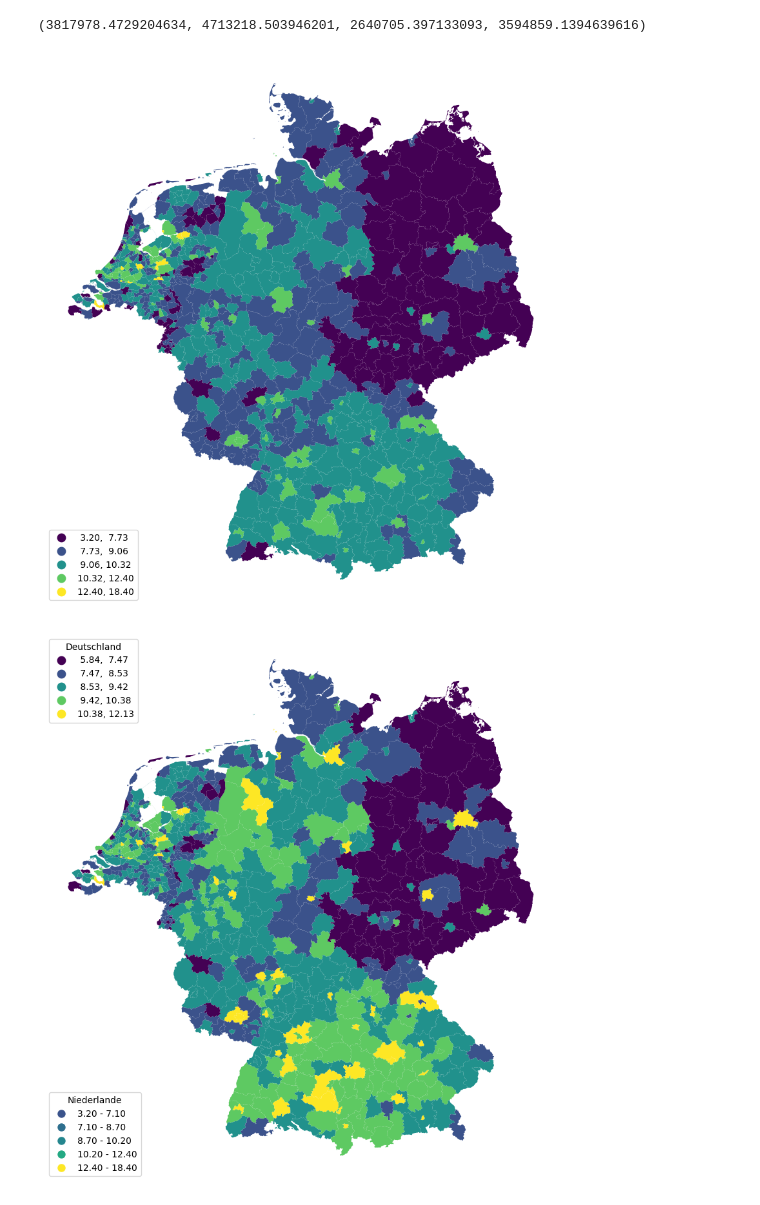
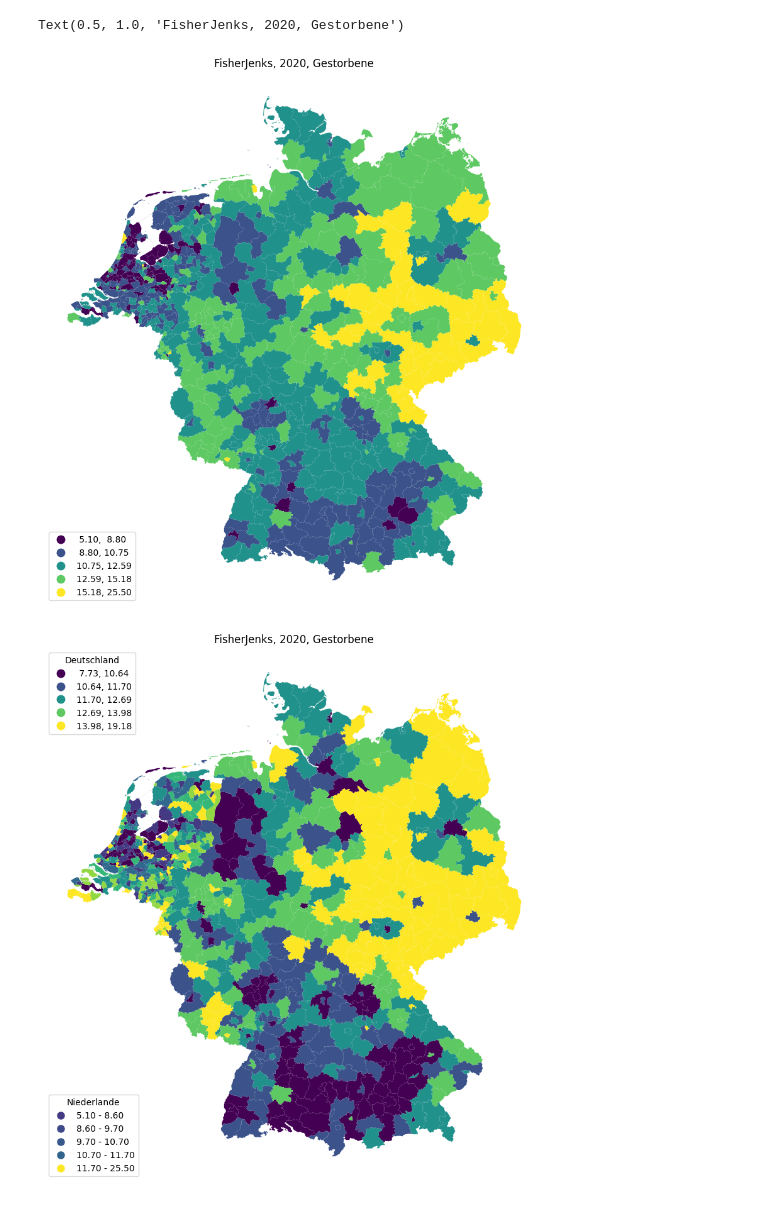
Before and after one commit to HipsterJulius/VSCODE, a Jupyter notebook: inkar-indicators/src/mergeCBSandInkar_maps.ipynb, the cells around one changed output. Cells and saved outputs as stored; diff of their text form; code cells hidden in the pictures.

```diff
--- a/inkar-indicators/src/mergeCBSandInkar_maps.ipynb
+++ b/inkar-indicators/src/mergeCBSandInkar_maps.ipynb
@@ -5,12 +5,12 @@ import cbsodata
 import numpy as np
 import matplotlib.pyplot as plt
 # %%
-data_netherlands = pd.DataFrame(cbsodata.get_meta('37201', 'TypedDataSet'))
+data_netherlands = pd.DataFrame(cbsodata.get_meta('03747', 'TypedDataSet'))
 # %%
 
 
 #data_nl = data_netherlands[['ID', 'Persoonskenmerken', 'RegioS','Perioden','LevendGeborenKinderenRelatief_2']]
-data_nl = data_netherlands[['ID', 'RegioS','Perioden','LevendGeborenKinderenRelatief_2']]
+data_nl = data_netherlands[['ID', 'RegioS','Perioden','MannenEnVrouwen_4']]
 
 data_nl = data_nl[data_nl['Perioden'] == '2020JJ00']
 data_nl['Perioden'] = data_nl['Perioden'].str.extract(r'(\d{4})')
@@ -37,6 +37,6 @@ data_nl
 412 rows × 4 columns
 # %%
-data_de = pd.read_csv("out/csvs/indicator_Geborene.csv")
+data_de = pd.read_csv("out/csvs/indicator_Gestorbene.csv")
 
 data_de = data_de[data_de['Zeitbezug'] == 2020]
 
@@ -69,7 +69,7 @@ municipal_boundaries_nl = pd.merge(municipal_boundaries_nl, data_nl,
                                left_on = "statcode",
                                right_on = "RegioS")
 
-municipal_boundaries_nl = municipal_boundaries_nl[['statcode', 'statnaam', 'geometry', 'RegioS', 'LevendGeborenKinderenRelatief_2', 'Perioden' ]]
+municipal_boundaries_nl = municipal_boundaries_nl[['statcode', 'statnaam', 'geometry', 'RegioS', 'MannenEnVrouwen_4', 'Perioden' ]]
 
 municipal_boundaries_nl.columns = ['Code', 'Name', 'geometry', 'Kennziffer', 'Wert', 'Zeitbezug']
 
@@ -178,36 +178,38 @@ p = data_mixed.plot(column='Wert',
                              legend_kwds={'loc': 'lower left'},
                              figsize = (11,11))
 p.axis('off')
-#p.set_title(scheme + ', ' + year)
+p.set_title(scheme + ', ' + year+ ', Gestorbene')
 # %% [output]
-(3817978.4729204634, 4713218.503946201, 2640705.397133093, 3594859.1394639616)
+Text(0.5, 1.0, 'FisherJenks, 2020, Gestorbene')
-[figure, old version]
+[figure, new version]
 # %%
 from matplotlib.lines import Line2D
 from mapclassify import EqualInterval, Quantiles, FisherJenks
 
 fig, ax = plt.subplots(figsize=(11, 11))
 
-de_plot = de.plot(ax=ax, column='Wert', scheme="FisherJenks", k=5, legend=True, legend_kwds={'loc': 'upper left'})
+de_plot = de.plot(ax=ax, column='Wert', scheme="Quantiles", k=5, legend=True, legend_kwds={'loc': 'upper left'})
 legend1 = ax.get_legend()
 legend1.set_title('Deutschland')
 
-nl_plot = nl.plot(ax=ax, column='Wert', scheme="FisherJenks", k=5, legend=False)
-scheme = FisherJenks(nl['Wert'], k=5)
+nl_plot = nl.plot(ax=ax, column='Wert', scheme="Quantiles", k=5, legend=False)
+scheme = Quantiles(nl['Wert'], k=5)
 cmap = plt.get_cmap('viridis')
 norm = plt.Normalize(vmin=nl['Wert'].min(), vmax=nl['Wert'].max())
 
 handles2 = [
     Line2D([0], [0], marker='o', color='w', markerfacecolor=cmap(norm(bin)), markersize=10,
            label=f'{scheme.bins[i-1]:.2f} - {scheme.bins[i]:.2f}' if i > 0 else f'{nl["Wert"].min():.2f} - {scheme.bins[i]:.2f}')
     for i, bin in enumerate(scheme.bins)
 ]
 
 ax.add_artist(legend1)
 legend2 = ax.legend(handles=handles2, loc='lower left', title='Niederlande')
 
 
 plt.axis('off')
+#plt.suptitle("FisherJenks" + ', ' + year + ', Gestorbene')
+de_plot.set_title("FisherJenks" + ', ' + year+ ', Gestorbene')
 plt.show()
 # %% [output]
-[figure, old version]
+[figure, new version]
```
Also changed, not shown: parts of 7 cells of this notebook, 1 other file.
